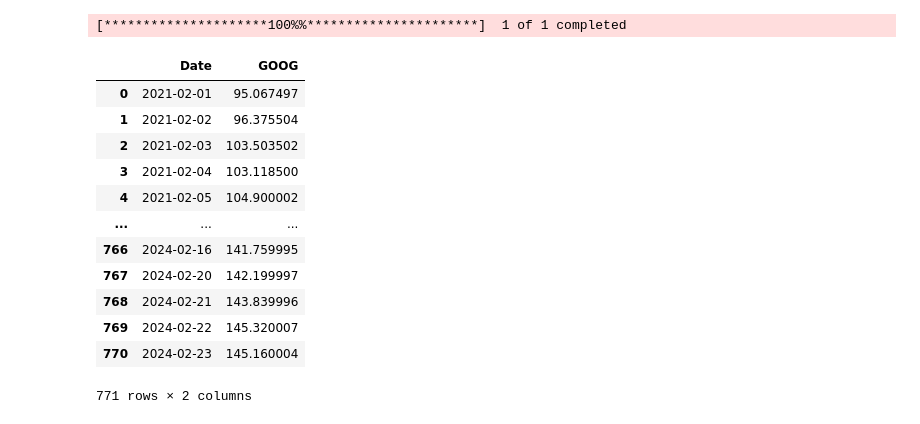
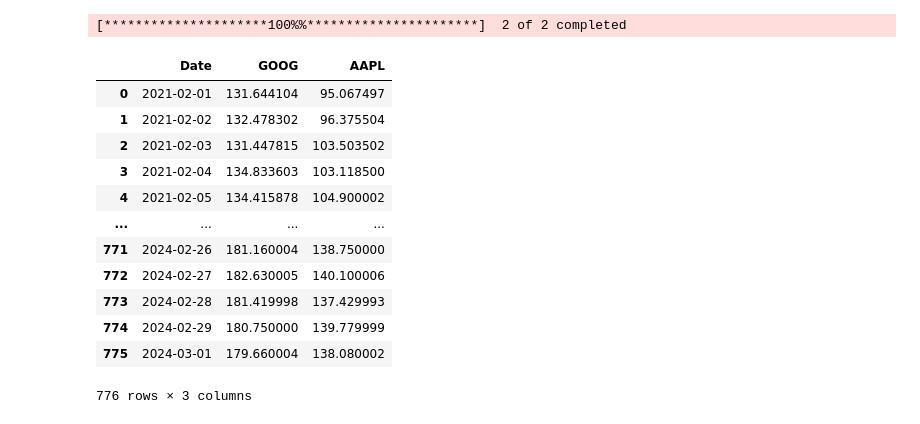
Before and after one commit to mburley127/Stock_Analysis, a Jupyter notebook: Moving_Average/MA_CrossStrategy.ipynb, the cells around one changed output. Drawn from its saved outputs; the diff is of its cells as text; code cells hidden in the pictures.

Commit message:
Restructured to work with all input tickers

```diff
--- a/Moving_Average/MA_CrossStrategy.ipynb
+++ b/Moving_Average/MA_CrossStrategy.ipynb
@@ -13,41 +13,41 @@ from tabulate import tabulate
 # %%
 ### Load in Stock Data
 
-tickers = 'GOOG'
+tickers = ['GOOG', 'AAPL']
 start_date = '2021-02-01'
 
 def import_stock_data(tickers, start_date):
     data = pd.DataFrame()
     if len([tickers]) == 1:
         data[tickers] = yf.download(tickers, start_date)['Adj Close']
         data = pd.DataFrame(data)
     else:
         for t in tickers:
             data[t] = yf.download(tickers, start_date)['Adj Close']
     # Reset index to make headings in the same row
     data.reset_index(inplace = True)
 
     data['Date'] = pd.to_datetime(data['Date'])
 
     return data
 
 stock_data = import_stock_data(tickers, start_date)
 stock_data
 # %% [output]
-[*********************100%%**********************]  1 of 1 completed
+[*********************100%%**********************]  2 of 2 completed
-|  | Date | GOOG |
-| 0 | 2021-02-01 | 95.067497 |
-| 1 | 2021-02-02 | 96.375504 |
-| 2 | 2021-02-03 | 103.503502 |
-| 3 | 2021-02-04 | 103.118500 |
-| 4 | 2021-02-05 | 104.900002 |
-| ... | ... | ... |
-| 766 | 2024-02-16 | 141.759995 |
-| 767 | 2024-02-20 | 142.199997 |
-| 768 | 2024-02-21 | 143.839996 |
-| 769 | 2024-02-22 | 145.320007 |
-| 770 | 2024-02-23 | 145.160004 |
+|  | Date | GOOG | AAPL |
+| 0 | 2021-02-01 | 131.644104 | 95.067497 |
+| 1 | 2021-02-02 | 132.478302 | 96.375504 |
+| 2 | 2021-02-03 | 131.447815 | 103.503502 |
+| 3 | 2021-02-04 | 134.833603 | 103.118500 |
+| 4 | 2021-02-05 | 134.415878 | 104.900002 |
+| ... | ... | ... | ... |
+| 771 | 2024-02-26 | 181.160004 | 138.750000 |
+| 772 | 2024-02-27 | 182.630005 | 140.100006 |
+| 773 | 2024-02-28 | 181.419998 | 137.429993 |
+| 774 | 2024-02-29 | 180.750000 | 139.779999 |
+| 775 | 2024-03-01 | 179.660004 | 138.080002 |
-771 rows × 2 columns
+776 rows × 3 columns
 # %%
 ### Function to display SMA and EMA
 
```
Also changed, not shown: parts of 1 cell of this notebook.
